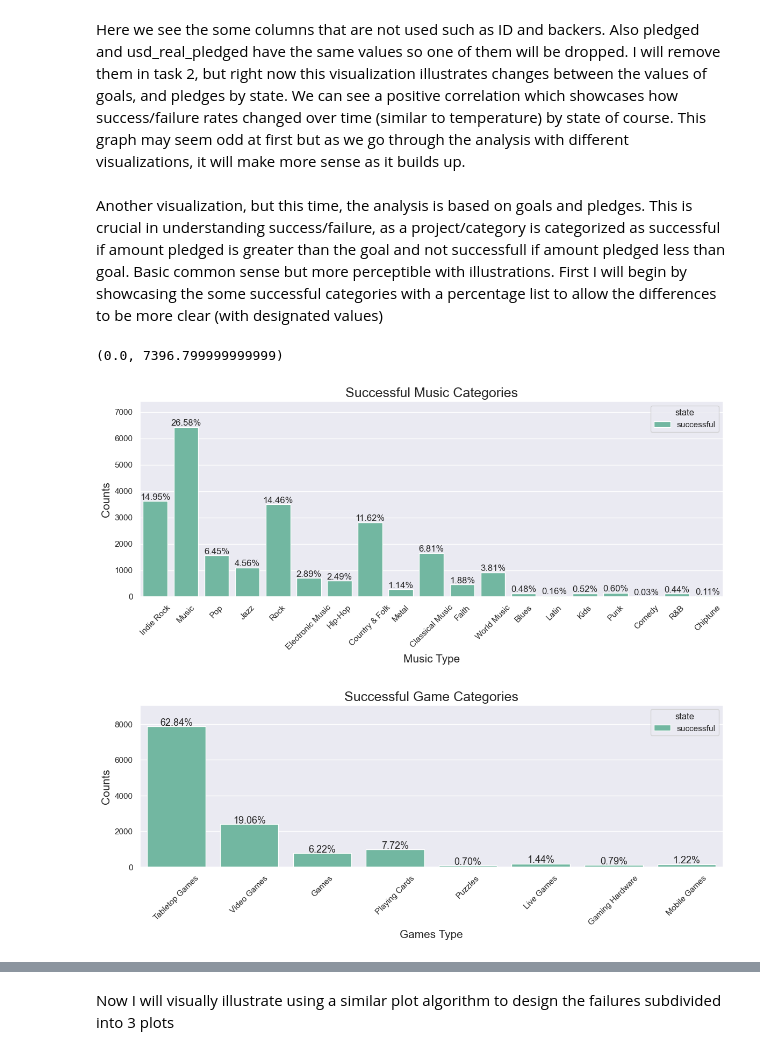
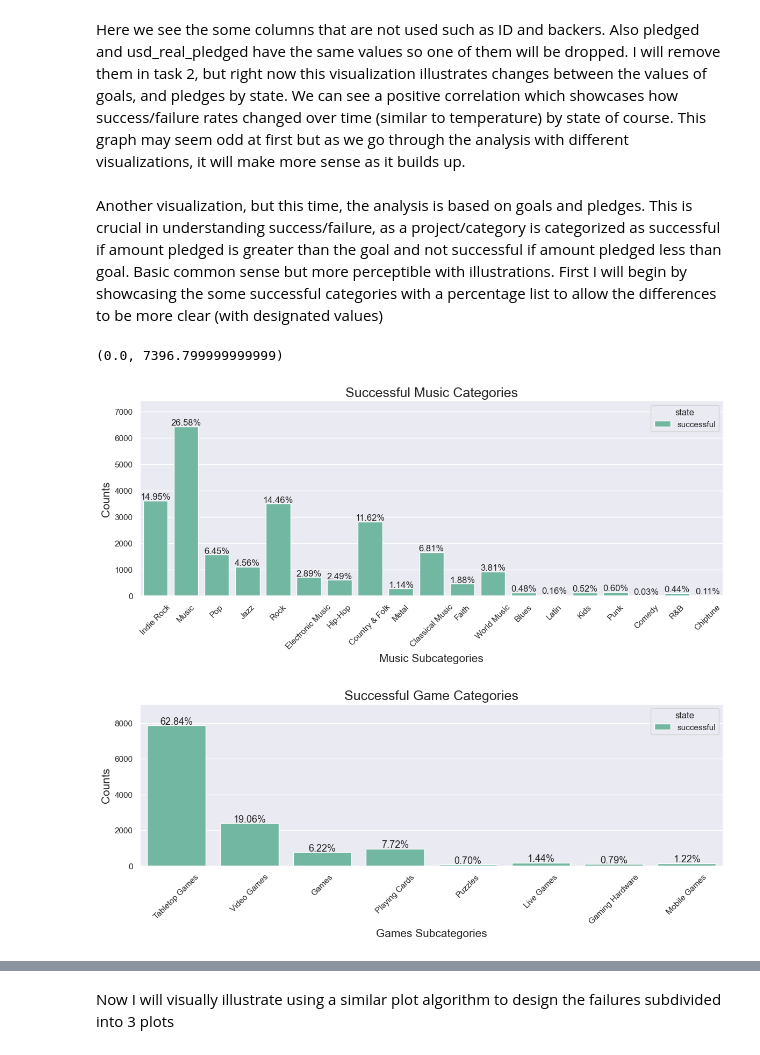
Before and after one commit to aryanagn/Funding-Trend-Navigator, a Jupyter notebook: notebooks/analysis3.ipynb, the cells around one changed output, grey strips where cells are left out. Drawn from its saved outputs; the diff is of its cells as text; code cells hidden in the pictures.

```diff
--- a/notebooks/analysis3.ipynb
+++ b/notebooks/analysis3.ipynb
@@ -132,29 +132,29 @@ changes between the values of goals, and pledges by state. We can see a positive
 make more sense as it builds up.
 # %% [markdown]
 Another visualization, but this time, the analysis is based on goals and pledges. This is crucial in understanding success/failure,
-as a project/category is categorized as successful if amount pledged is greater than the goal and not successfull if amount pledged less than goal. Basic common sense but more perceptible with illustrations. First I will begin by showcasing the some successful categories with a percentage list to allow the differences to be more clear (with designated values)
+as a project/category is categorized as successful if amount pledged is greater than the goal and not successful if amount pledged less than goal. Basic common sense but more perceptible with illustrations. First I will begin by showcasing the some successful categories with a percentage list to allow the differences to be more clear (with designated values)
 # %%
 MusicDf = df[(df['main_category'] == 'Music') & (df['state'] == 'successful')] #filter by successfull
 plt.figure(figsize=(14,16))
 total = len(df)
 plt.subplot(311)
 graphMusic = sns.countplot(x='category', data=MusicDf, hue = 'state', palette = 'BuGn_r')
 graphMusic.set_xticklabels(graphMusic.get_xticklabels(),rotation=45)
 graphMusic.set_title("Successful Music Categories", fontsize=18)
-graphMusic.set_xlabel("Music Type", fontsize=15)
+graphMusic.set_xlabel("Music Subcategories", fontsize=15)
 graphMusic.set_ylabel("Counts", fontsize=15)
 percentages=[]
 for i in graphMusic.patches:
     height = i.get_height()
     percentages.append(height)
     graphMusic.text(i.get_x()+i.get_width()/2.,
     height + 55,
     '{:1.2f}%'.format(height/len(MusicDf)*100),
     ha="center", fontsize=12)
 graphMusic.set_ylim(0, max(percentages) * 1.15)
 # %% [output]
 (0.0, 7396.799999999999)
-[figure, old version]
+[figure, new version]
 # %%
 GamesDf = df[(df['main_category'] == 'Games') & (df['state'] == 'successful')]
 
@@ -165,7 +165,7 @@ plt.subplot(311)
 graphGames = sns.countplot(x='category', data=GamesDf,hue = 'state', palette = 'BuGn_r')
 graphGames.set_xticklabels(graphGames.get_xticklabels(),rotation=45)
 graphGames.set_title("Successful Game Categories", fontsize=18)
-graphGames.set_xlabel("Games Type", fontsize=15)
+graphGames.set_xlabel("Games Subcategories", fontsize=15)
 graphGames.set_ylabel("Counts", fontsize=15)
 percentages=[]
 for i in graphGames.patches:
@@ -178,7 +178,7 @@ for i in graphGames.patches:
 graphGames.set_ylim(0, max(percentages) * 1.15)
 plt.subplots_adjust(wspace = 0.1, hspace = 0.6,top = 0.9)
 # %% [output]
-[figure, old version]
+[figure, new version]
 # %%
 FilmVideoDf = df[(df['main_category'] == 'Film & Video') & (df['state'] == 'successful')]
 plt.figure(figsize=(14,16))
```
Also changed, not shown: parts of 19 cells of this notebook, 7 other files.
